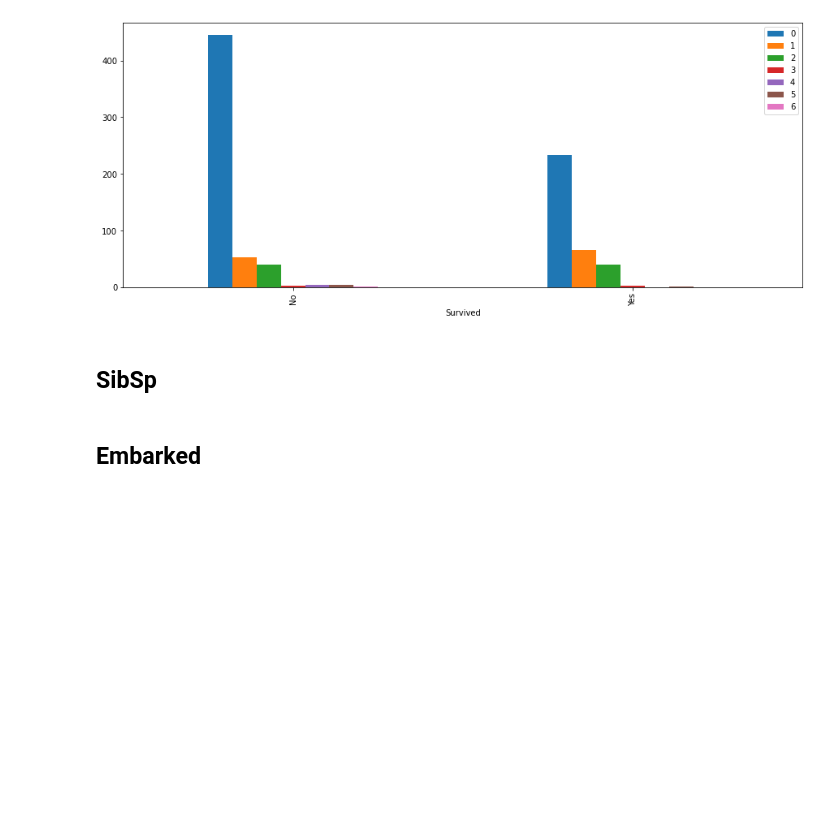
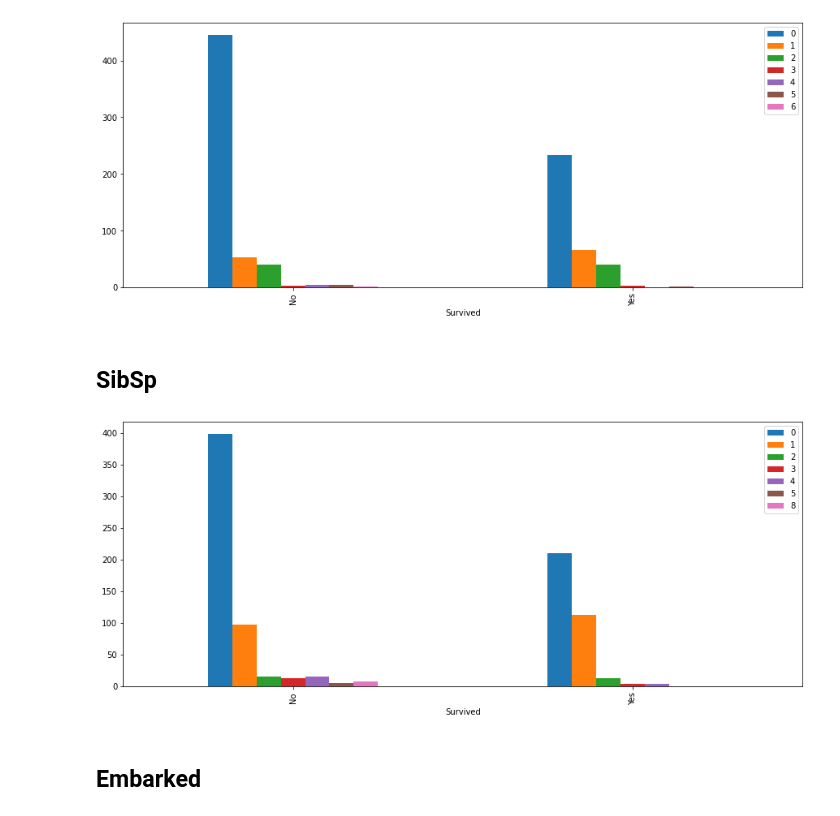
Before and after one commit to Vonte21/IOD, a Jupyter notebook: Labs/IOD_Lab 3.2.1.ipynb, the cells around one changed output. Drawn from its saved outputs; the diff is of its cells as text; code cells hidden in the pictures; blank space fills up the shorter version.

```diff
--- a/Labs/IOD_Lab 3.2.1.ipynb
+++ b/Labs/IOD_Lab 3.2.1.ipynb
@@ -238,5 +348,9 @@ bar_charts(titanic,'Parch')
 [figure]
 # %% [markdown]
 ## SibSp
+# %%
+bar_charts(titanic,'SibSp')
+# %% [output]
+[figure, added]
 # %% [markdown]
 ## Embarked
```
Also changed, not shown: parts of 23 cells of this notebook.
